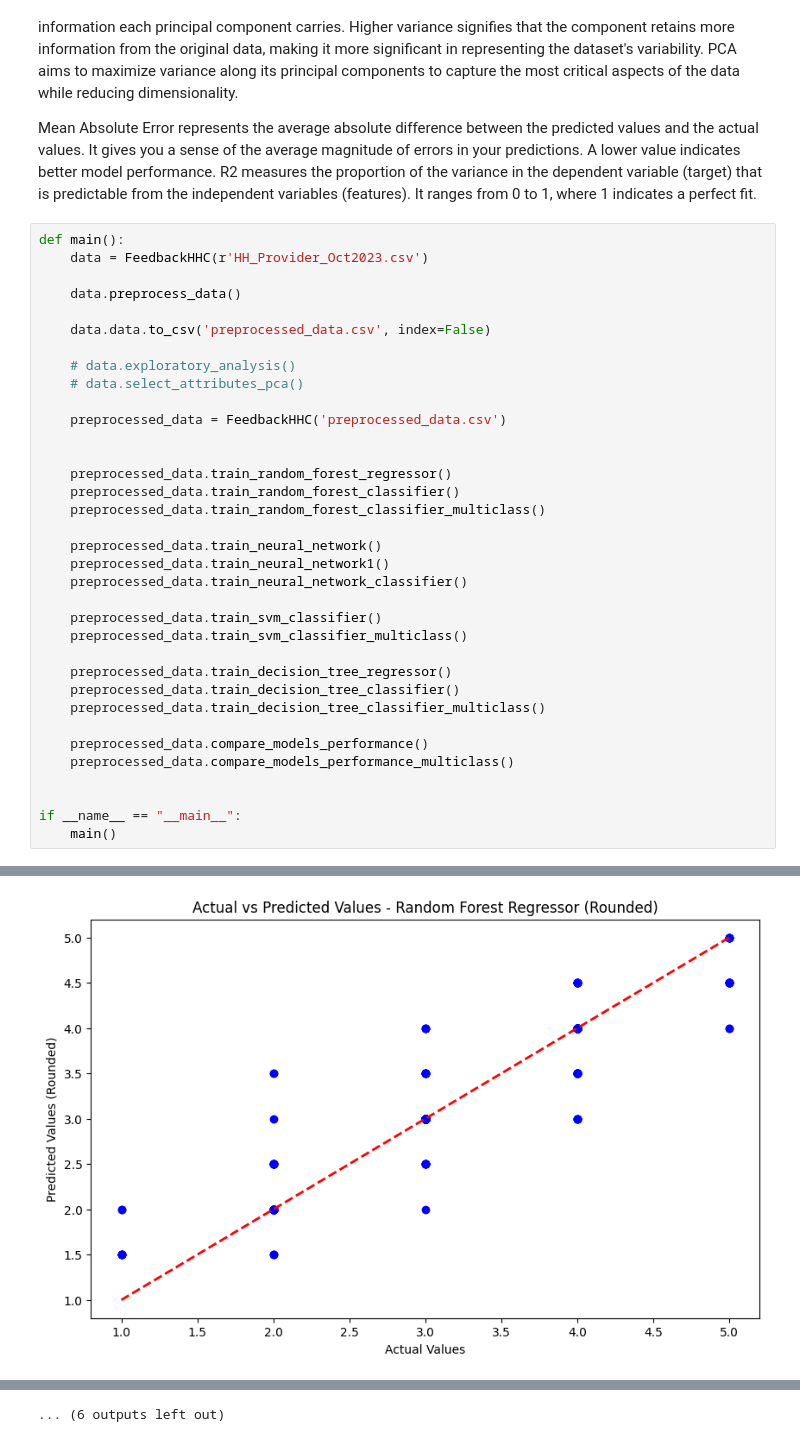
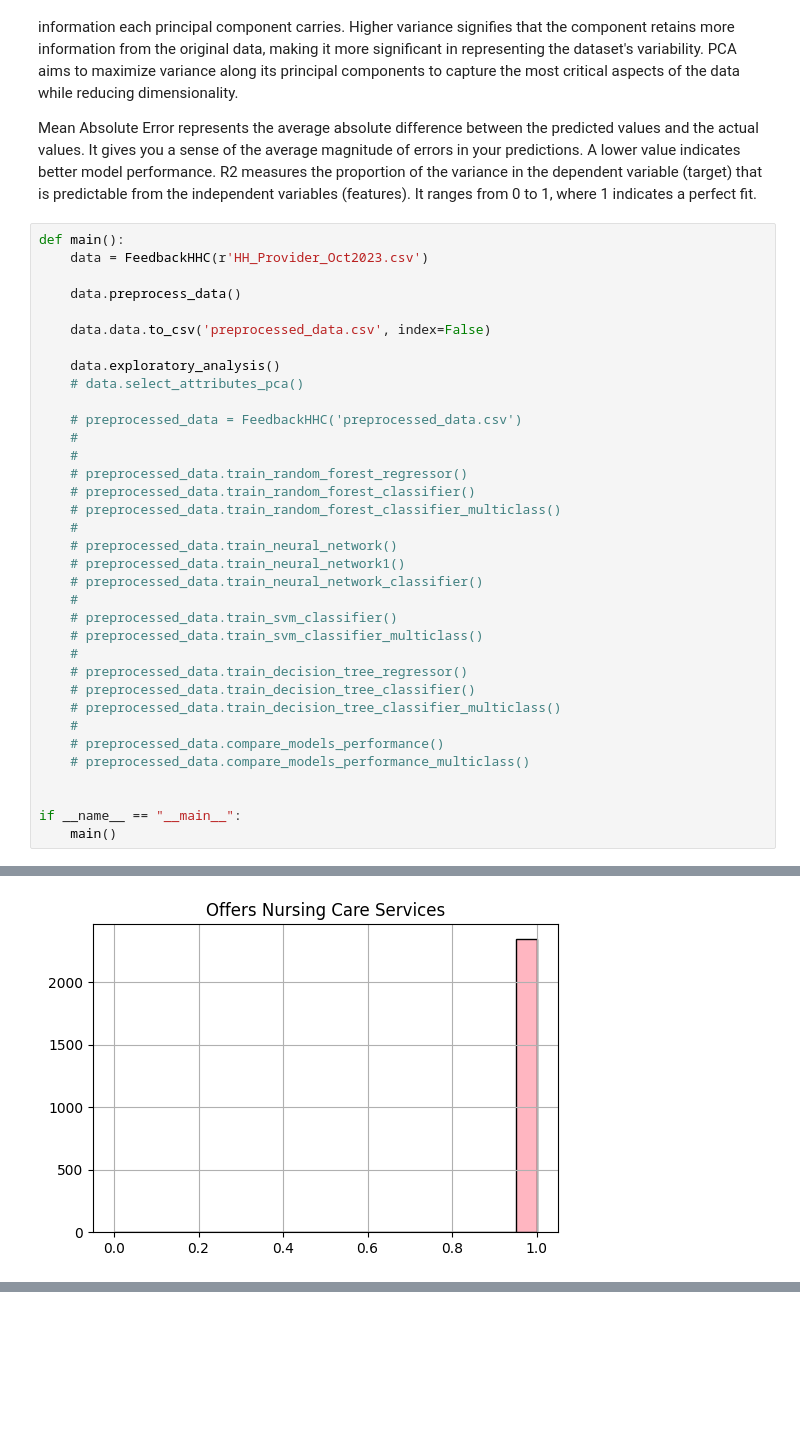
Before and after one commit to dariiing/Feedback-HHC, a Jupyter notebook: FeedbackHHC.ipynb, the cells around one changed output, grey strips where cells are left out. Cells and saved outputs as stored; diff of their text form; blank space fills up the shorter version.

Commit message:
exploratory analysis slideshow

```diff
--- a/FeedbackHHC.ipynb
+++ b/FeedbackHHC.ipynb
@@ -798,29 +798,29 @@ def main():
 
     data.data.to_csv('preprocessed_data.csv', index=False)
 
-    # data.exploratory_analysis()
+    data.exploratory_analysis()
     # data.select_attributes_pca()
 
-    preprocessed_data = FeedbackHHC('preprocessed_data.csv')
-
-
-    preprocessed_data.train_random_forest_regressor()
-    preprocessed_data.train_random_forest_classifier()
-    preprocessed_data.train_random_forest_classifier_multiclass()
-
-    preprocessed_data.train_neural_network()
-    preprocessed_data.train_neural_network1()
-    preprocessed_data.train_neural_network_classifier()
-
-    preprocessed_data.train_svm_classifier()
-    preprocessed_data.train_svm_classifier_multiclass()
-
-    preprocessed_data.train_decision_tree_regressor()
-    preprocessed_data.train_decision_tree_classifier()
-    preprocessed_data.train_decision_tree_classifier_multiclass()
-
-    preprocessed_data.compare_models_performance()
-    preprocessed_data.compare_models_performance_multiclass()
+    # preprocessed_data = FeedbackHHC('preprocessed_data.csv')
+    #
+    #
+    # preprocessed_data.train_random_forest_regressor()
+    # preprocessed_data.train_random_forest_classifier()
+    # preprocessed_data.train_random_forest_classifier_multiclass()
+    #
+    # preprocessed_data.train_neural_network()
+    # preprocessed_data.train_neural_network1()
+    # preprocessed_data.train_neural_network_classifier()
+    #
+    # preprocessed_data.train_svm_classifier()
+    # preprocessed_data.train_svm_classifier_multiclass()
+    #
+    # preprocessed_data.train_decision_tree_regressor()
+    # preprocessed_data.train_decision_tree_classifier()
+    # preprocessed_data.train_decision_tree_classifier_multiclass()
+    #
+    # preprocessed_data.compare_models_performance()
+    # preprocessed_data.compare_models_performance_multiclass()
 
 
 if __name__ == "__main__":
@@ -846 +846 @@ Random Forest Regressor R2 Score: 0.89
-[figure, old version]
+[figure, new version]
@@ -897 +852,0 @@ Actual Positive                  13                 154
-... (6 outputs left out)
```
Also changed, not shown: parts of 1 cell of this notebook, 2 other files.
